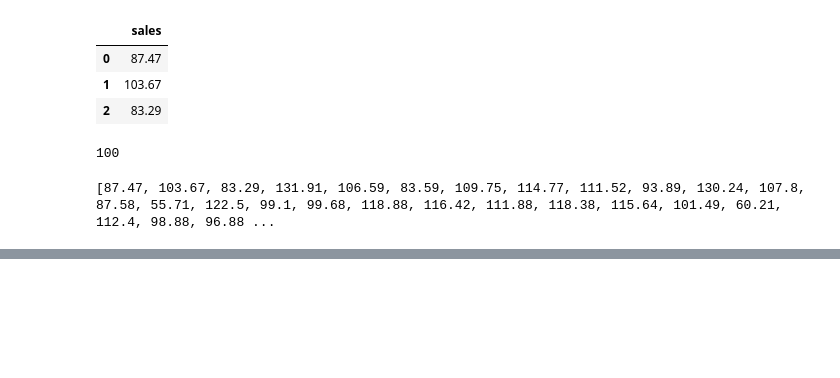
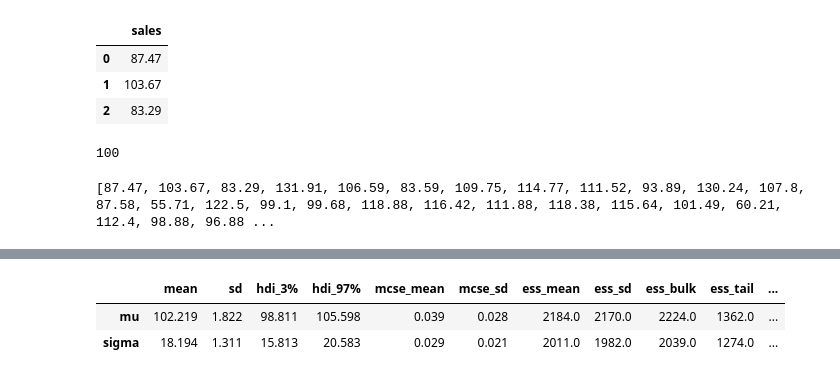
Before and after one commit to ararabo/BayesianStaticsModelingForPython, a Jupyter notebook: 2.4_MCMC.ipynb, the cells around one changed output, grey strips where cells are left out. Cells and saved outputs as stored; diff of their text form; code cells hidden in the pictures; blank space fills up the shorter version.

```diff
--- a/2.4_MCMC.ipynb
+++ b/2.4_MCMC.ipynb
@@ -27,0 +53,7 @@ print(data_list)
+# %%
+# サンプルの要約統計量
+pm.summary(trace)
+# %% [output]
+|  | mean | sd | hdi_3% | hdi_97% | mcse_mean | mcse_sd | ess_mean | ess_sd | ess_bulk | ess_tail | ... |
+| mu | 102.219 | 1.822 | 98.811 | 105.598 | 0.039 | 0.028 | 2184.0 | 2170.0 | 2224.0 | 1362.0 | ... |
+| sigma | 18.194 | 1.311 | 15.813 | 20.583 | 0.029 | 0.021 | 2011.0 | 1982.0 | 2039.0 | 1274.0 | ... |
```
Also changed, not shown: parts of 5 cells of this notebook.
